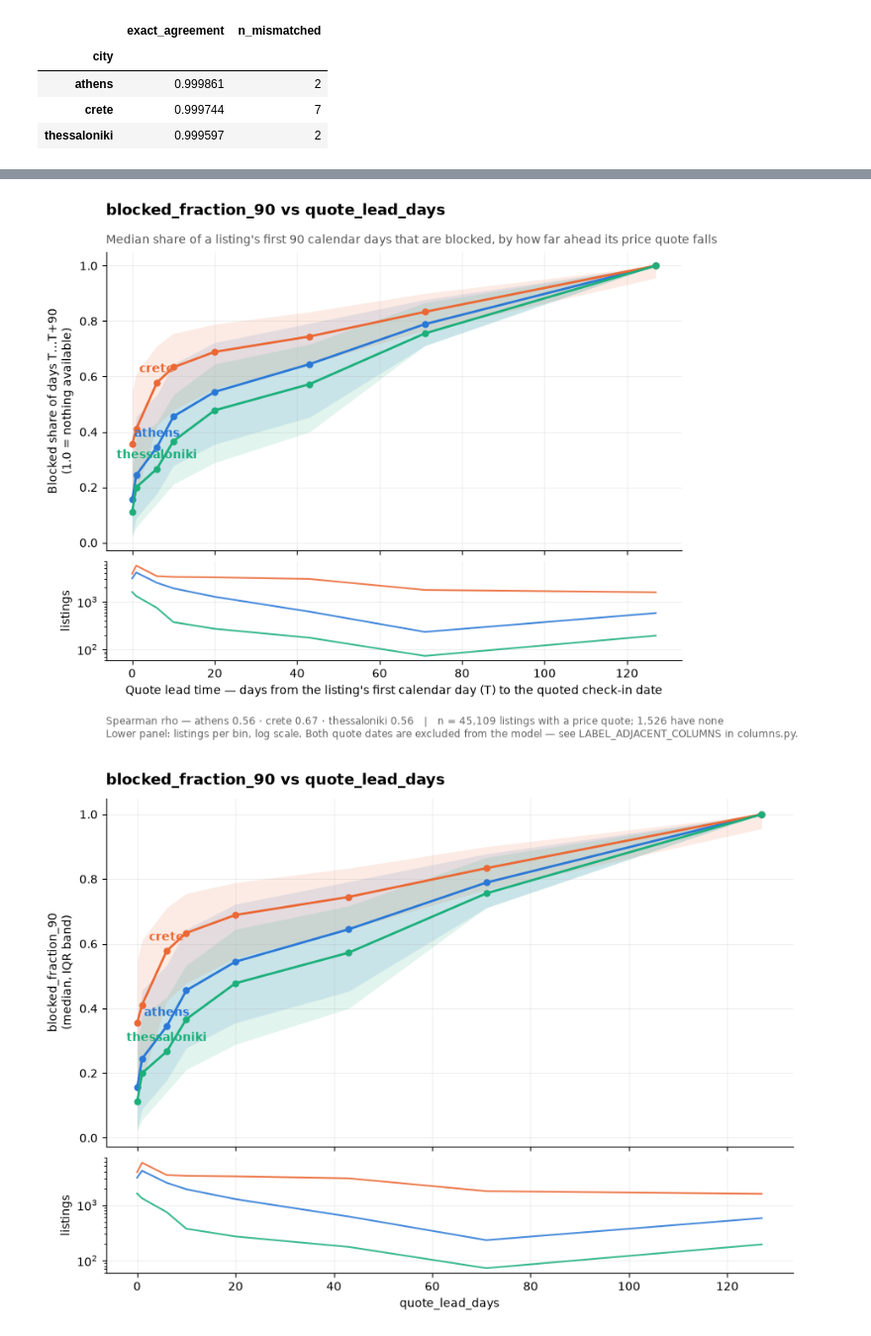
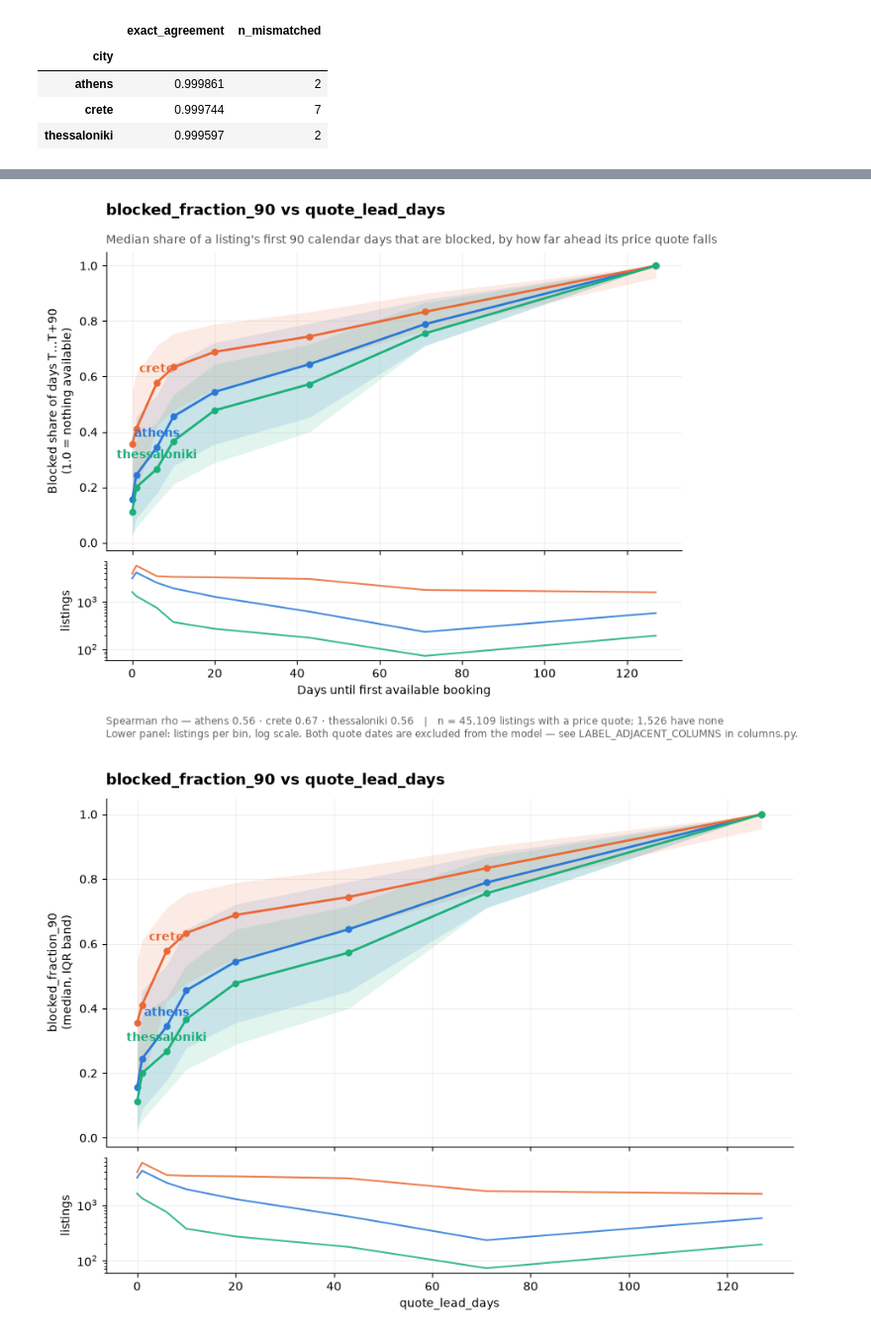
Before and after one commit to ntinasf/rental-ranking, a Jupyter notebook: notebooks/01_data_inventory.ipynb, the cells around one changed output, grey strips where cells are left out. Shown at 99% size. Saved outputs shown, nothing was run; the diff lists cells and outputs as text; code cells hidden in the pictures.

```diff
--- a/notebooks/01_data_inventory.ipynb
+++ b/notebooks/01_data_inventory.ipynb
@@ -261,34 +285,33 @@ _, leak_stats = eda.plot_binned_relationship(
     group=listings["city"],
     bins=[-0.5, 0.5, 3, 7, 14, 30, 60, 90, 400],
 )
 
 caption = (
     "Spearman rho — "
     + " · ".join(f"{c} {s['spearman_rho']:.2f}" for c, s in leak_stats["groups"].items())
     + f"   |   n = {leak_stats['n_observations']:,} listings with a price quote; "
     + f"{listings['quote_lead_days'].isna().sum():,} have none"
     + "\nLower panel: listings per bin, log scale. Both quote dates are excluded from the"
     " model — see LABEL_ADJACENT_COLUMNS in columns.py."
 )
 
 fig, _ = eda.plot_binned_relationship(
     listings["quote_lead_days"],
     listings["blocked_fraction_90"],
     group=listings["city"],
     bins=[-0.5, 0.5, 3, 7, 14, 30, 60, 90, 400],
     # title="The price-quote date encodes the label it is meant to predict",
     subtitle=(
         "Median share of a listing's first 90 calendar days that are blocked, "
         "by how far ahead its price quote falls"
     ),
     xlabel=(
-        "Quote lead time — days from the listing's first calendar day (T) "
-        "to the quoted check-in date"
+        "Days until first available booking"
     ),
     ylabel="Blocked share of days T…T+90\n(1.0 = nothing available)",
     caption=caption,
 )
 fig
 # %% [output]
-[figure, old version]
+[figure, new version]
 [figure]
```
Also changed, not shown: parts of 43 cells of this notebook, 37 other files.
